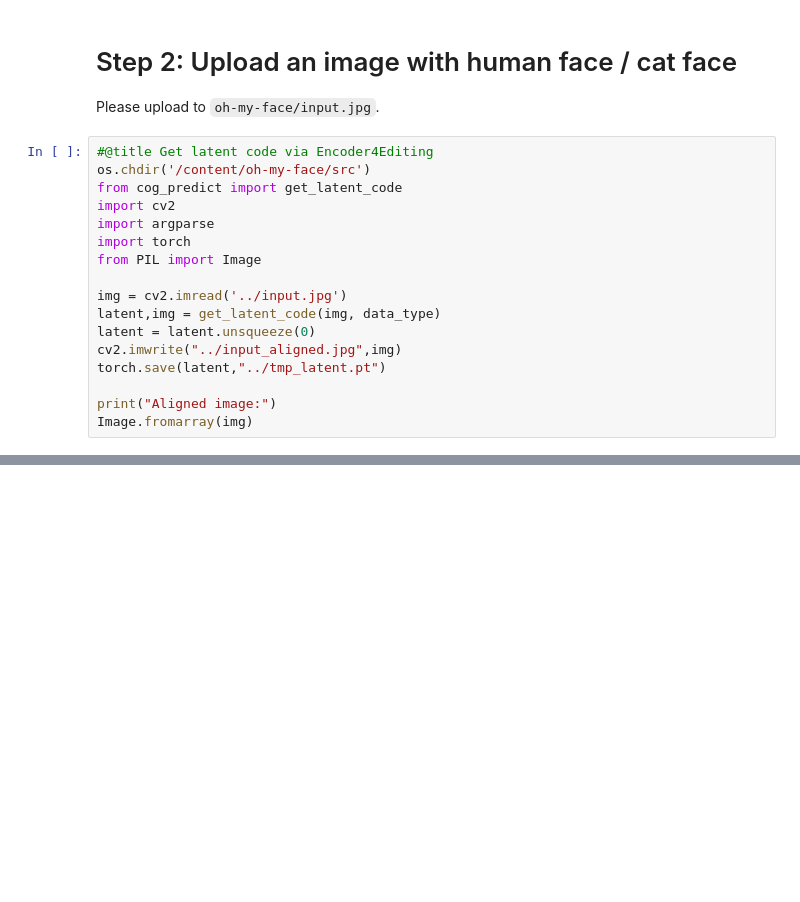
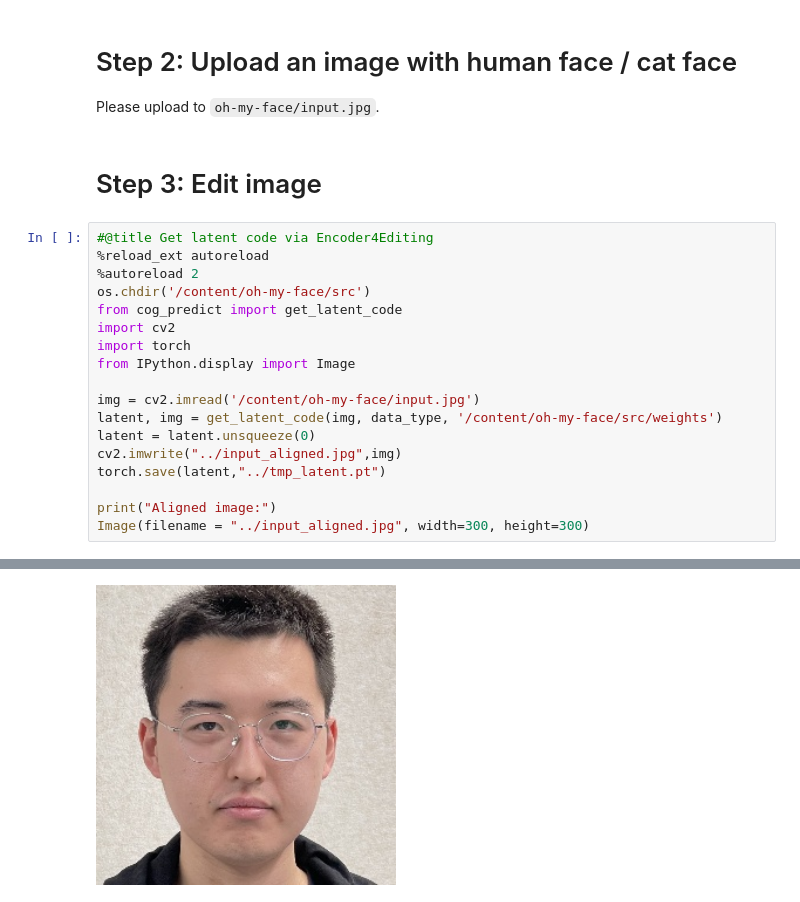
Before and after one commit to P2Oileen/oh-my-face, a Jupyter notebook: oh-my-face.ipynb, the cells around one changed output, grey strips where cells are left out. Cells and saved outputs as stored; diff of their text form; blank space fills up the shorter version.

```diff
--- a/oh-my-face.ipynb
+++ b/oh-my-face.ipynb
@@ -108,21 +100,24 @@ content  etc      lib32  mnt    python-apt  sbin  tensorflow-1.15.2  usr
 # Step 2: Upload an image with human face / cat face
 
 Please upload to `oh-my-face/input.jpg`.
+# %% [markdown]
+# Step 3: Edit image
 # %%
 #@title Get latent code via Encoder4Editing
+%reload_ext autoreload
+%autoreload 2
 os.chdir('/content/oh-my-face/src')
 from cog_predict import get_latent_code
 import cv2
-import argparse
 import torch
-from PIL import Image
+from IPython.display import Image
 
-img = cv2.imread('../input.jpg')
-latent,img = get_latent_code(img, data_type)
+img = cv2.imread('/content/oh-my-face/input.jpg')
+latent, img = get_latent_code(img, data_type, '/content/oh-my-face/src/weights')
 latent = latent.unsqueeze(0)
 cv2.imwrite("../input_aligned.jpg",img)
 torch.save(latent,"../tmp_latent.pt")
 
 print("Aligned image:")
-Image.fromarray(img)
+Image(filename = "../input_aligned.jpg", width=300, height=300)
 # %% [output]
@@ -129,0 +126 @@ ImportError: ignored
+[figure, added]
```
Also changed, not shown: parts of 9 cells of this notebook.
